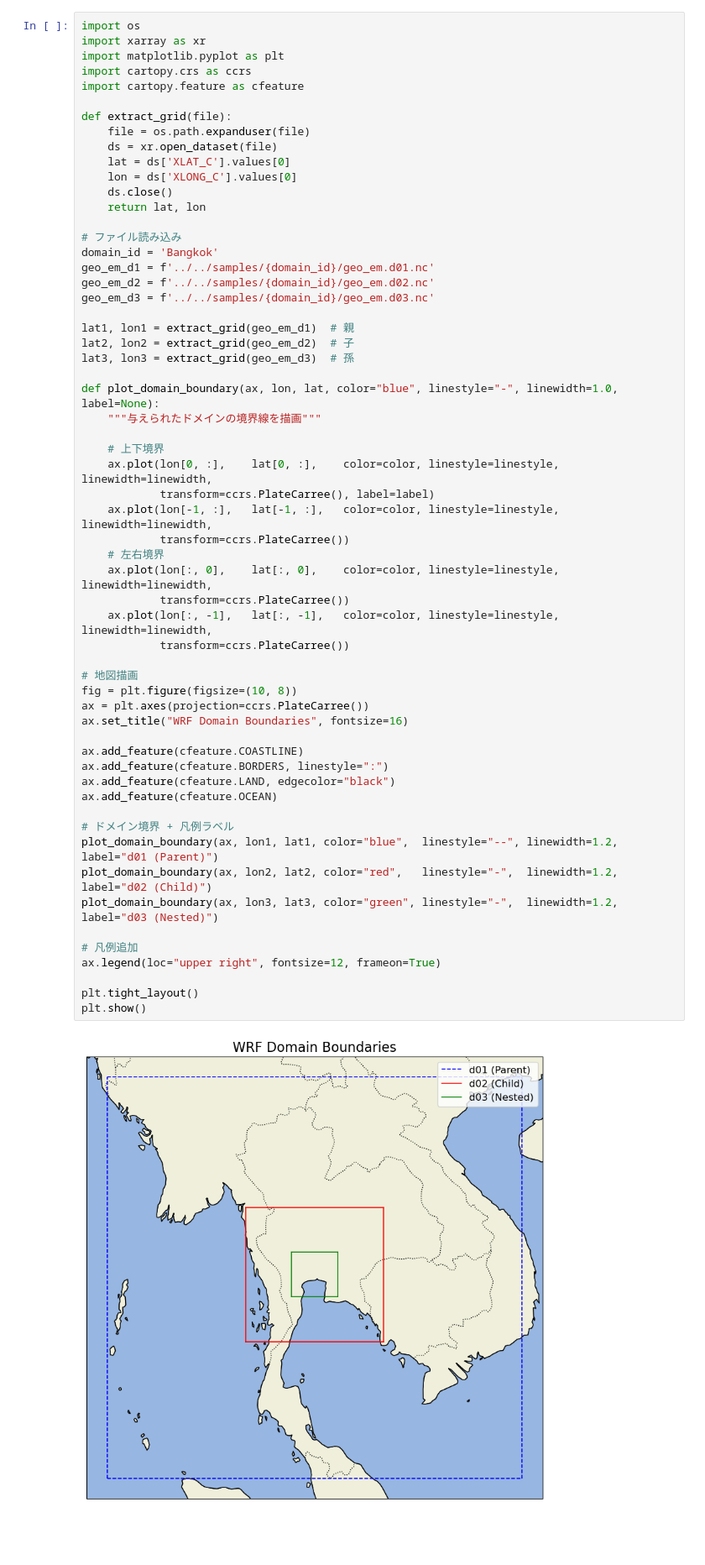
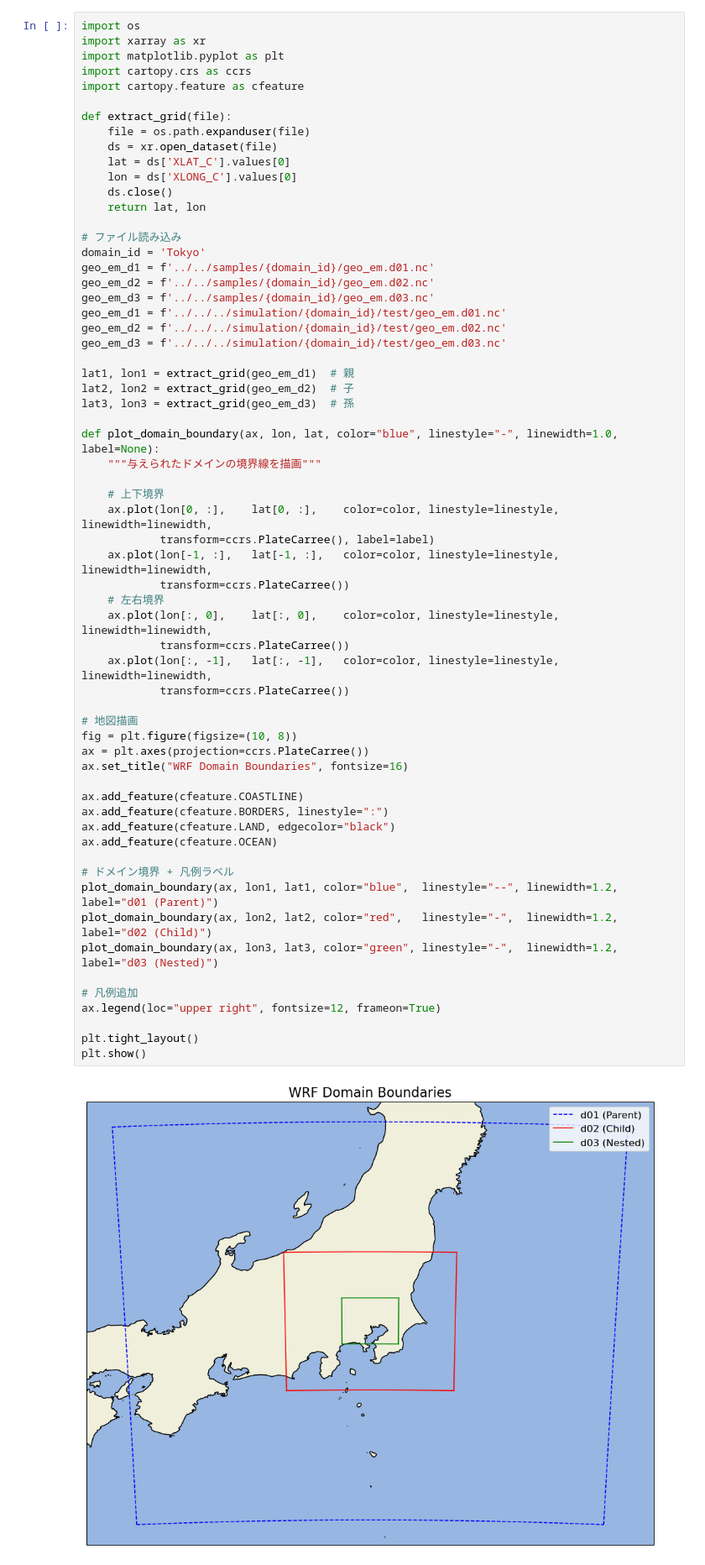
Before and after one commit to AtmosSciTools/WRF_tools, a Jupyter notebook: notebooks/visualization/10_domain_overview.ipynb, the cells around one changed output. Shown at 84% size. Saved outputs shown, nothing was run; the diff lists cells and outputs as text; blank space fills up the shorter version.

Commit message:
add tokyo domain

```diff
--- a/notebooks/visualization/10_domain_overview.ipynb
+++ b/notebooks/visualization/10_domain_overview.ipynb
@@ -14,10 +14,13 @@ def extract_grid(file):
     return lat, lon
 
 # ファイル読み込み
-domain_id = 'Bangkok'
+domain_id = 'Tokyo'
 geo_em_d1 = f'../../samples/{domain_id}/geo_em.d01.nc'
 geo_em_d2 = f'../../samples/{domain_id}/geo_em.d02.nc'
 geo_em_d3 = f'../../samples/{domain_id}/geo_em.d03.nc'
+geo_em_d1 = f'../../../simulation/{domain_id}/test/geo_em.d01.nc'
+geo_em_d2 = f'../../../simulation/{domain_id}/test/geo_em.d02.nc'
+geo_em_d3 = f'../../../simulation/{domain_id}/test/geo_em.d03.nc'
 
 lat1, lon1 = extract_grid(geo_em_d1)  # 親
 lat2, lon2 = extract_grid(geo_em_d2)  # 子
@@ -31,34 +34,34 @@ def plot_domain_boundary(ax, lon, lat, color="blue", linestyle="-", linewidth=1.
             transform=ccrs.PlateCarree(), label=label)
     ax.plot(lon[-1, :],   lat[-1, :],   color=color, linestyle=linestyle, linewidth=linewidth,
             transform=ccrs.PlateCarree())
     # 左右境界
     ax.plot(lon[:, 0],    lat[:, 0],    color=color, linestyle=linestyle, linewidth=linewidth,
             transform=ccrs.PlateCarree())
     ax.plot(lon[:, -1],   lat[:, -1],   color=color, linestyle=linestyle, linewidth=linewidth,
             transform=ccrs.PlateCarree())
 
 # 地図描画
 fig = plt.figure(figsize=(10, 8))
 ax = plt.axes(projection=ccrs.PlateCarree())
 ax.set_title("WRF Domain Boundaries", fontsize=16)
 
 ax.add_feature(cfeature.COASTLINE)
 ax.add_feature(cfeature.BORDERS, linestyle=":")
 ax.add_feature(cfeature.LAND, edgecolor="black")
 ax.add_feature(cfeature.OCEAN)
 
 # ドメイン境界 + 凡例ラベル
 plot_domain_boundary(ax, lon1, lat1, color="blue",  linestyle="--", linewidth=1.2, label="d01 (Parent)")
 plot_domain_boundary(ax, lon2, lat2, color="red",   linestyle="-",  linewidth=1.2, label="d02 (Child)")
 plot_domain_boundary(ax, lon3, lat3, color="green", linestyle="-",  linewidth=1.2, label="d03 (Nested)")
 
 # 凡例追加
 ax.legend(loc="upper right", fontsize=12, frameon=True)
 
 plt.tight_layout()
 plt.show()
 # %% [output]
-[figure, old version]
+[figure, new version]
 # %%
 import os
 import xarray as xr
```
Also changed, not shown: 2 other files.
